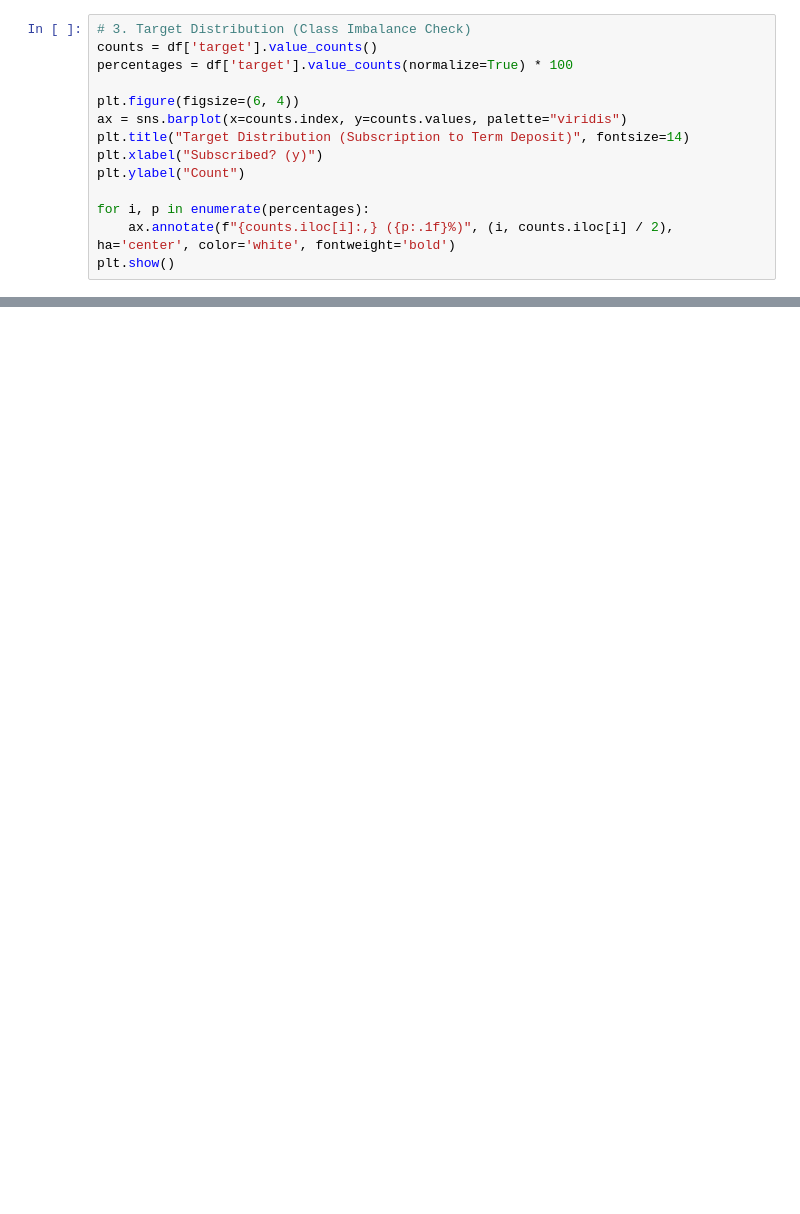
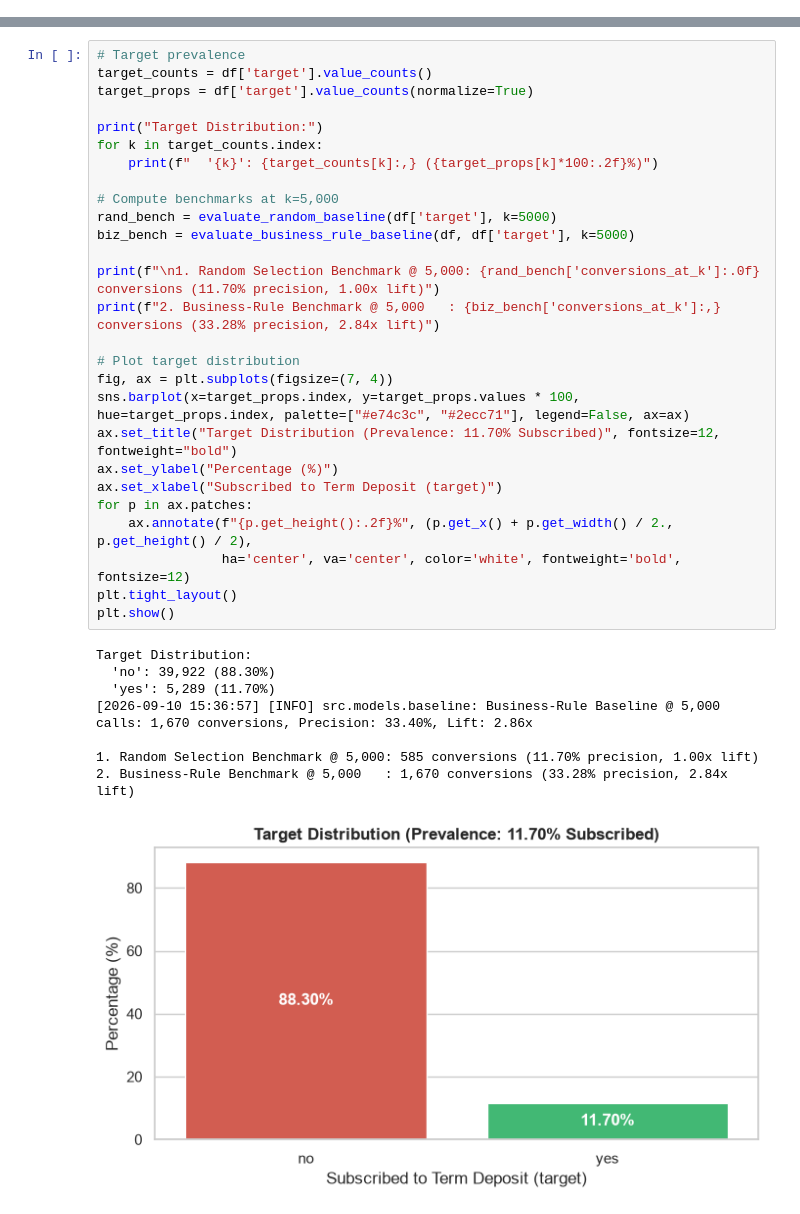
Before and after one commit to Deaversbp/uci_banking_ML_project, a Jupyter notebook: notebooks/01_data_exploration.ipynb, the cells around one changed output, grey strips where cells are left out. Saved outputs shown, nothing was run; the diff lists cells and outputs as text; blank space fills up the shorter version.

Commit message:
feat: Model readiness update

```diff
--- a/notebooks/01_data_exploration.ipynb
+++ b/notebooks/01_data_exploration.ipynb
@@ -52,17 +79,3 @@ Total Features: 16
 | 2 | 33 | entrepreneur | married | secondary | no | 2 | yes | yes | NaN | 5 | ... |
 | 3 | 47 | blue-collar | married | NaN | no | 1506 | yes | no | NaN | 5 | ... |
 | 4 | 33 | NaN | single | NaN | no | 1 | no | no | NaN | 5 | ... |
-# %%
-# 3. Target Distribution (Class Imbalance Check)
-counts = df['target'].value_counts()
-percentages = df['target'].value_counts(normalize=True) * 100
-
-plt.figure(figsize=(6, 4))
-ax = sns.barplot(x=counts.index, y=counts.values, palette="viridis")
-plt.title("Target Distribution (Subscription to Term Deposit)", fontsize=14)
-plt.xlabel("Subscribed? (y)")
-plt.ylabel("Count")
-
-for i, p in enumerate(percentages):
-    ax.annotate(f"{counts.iloc[i]:,} ({p:.1f}%)", (i, counts.iloc[i] / 2), ha='center', color='white', fontweight='bold')
-plt.show()
@@ -129,0 +92,36 @@ python -m src.models.train
+# %%
+# Target prevalence
+target_counts = df['target'].value_counts()
+target_props = df['target'].value_counts(normalize=True)
+
+print("Target Distribution:")
+for k in target_counts.index:
+    print(f"  '{k}': {target_counts[k]:,} ({target_props[k]*100:.2f}%)")
+
+# Compute benchmarks at k=5,000
+rand_bench = evaluate_random_baseline(df['target'], k=5000)
+biz_bench = evaluate_business_rule_baseline(df, df['target'], k=5000)
+
+print(f"\n1. Random Selection Benchmark @ 5,000: {rand_bench['conversions_at_k']:.0f} conversions (11.70% precision, 1.00x lift)")
+print(f"2. Business-Rule Benchmark @ 5,000   : {biz_bench['conversions_at_k']:,} conversions (33.28% precision, 2.84x lift)")
+
+# Plot target distribution
+fig, ax = plt.subplots(figsize=(7, 4))
+sns.barplot(x=target_props.index, y=target_props.values * 100, hue=target_props.index, palette=["#e74c3c", "#2ecc71"], legend=False, ax=ax)
+ax.set_title("Target Distribution (Prevalence: 11.70% Subscribed)", fontsize=12, fontweight="bold")
+ax.set_ylabel("Percentage (%)")
+ax.set_xlabel("Subscribed to Term Deposit (target)")
+for p in ax.patches:
+    ax.annotate(f"{p.get_height():.2f}%", (p.get_x() + p.get_width() / 2., p.get_height() / 2),
+                ha='center', va='center', color='white', fontweight='bold', fontsize=12)
+plt.tight_layout()
+plt.show()
+# %% [output]
+Target Distribution:
+  'no': 39,922 (88.30%)
+  'yes': 5,289 (11.70%)
+[2026-09-10 15:36:57] [INFO] src.models.baseline: Business-Rule Baseline @ 5,000 calls: 1,670 conversions, Precision: 33.40%, Lift: 2.86x
+
+1. Random Selection Benchmark @ 5,000: 585 conversions (11.70% precision, 1.00x lift)
+2. Business-Rule Benchmark @ 5,000   : 1,670 conversions (33.28% precision, 2.84x lift)
+[figure, added]
```
Also changed, not shown: parts of 22 cells of this notebook, 16 other files.
